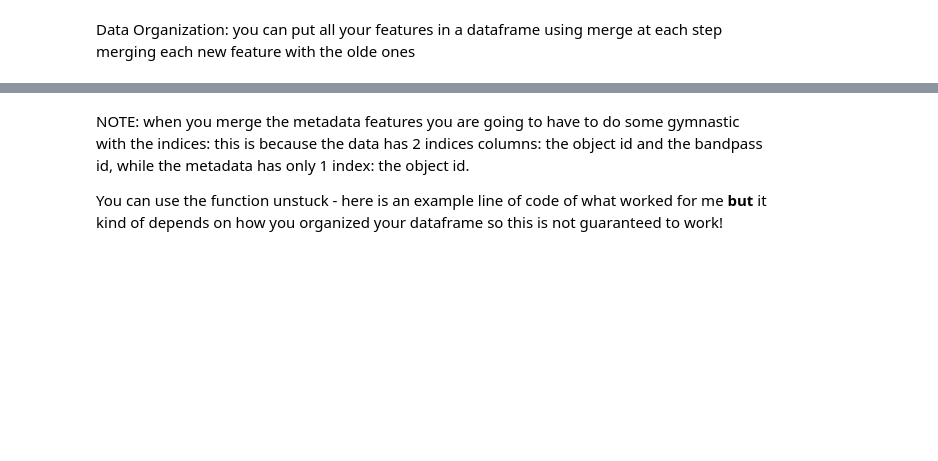
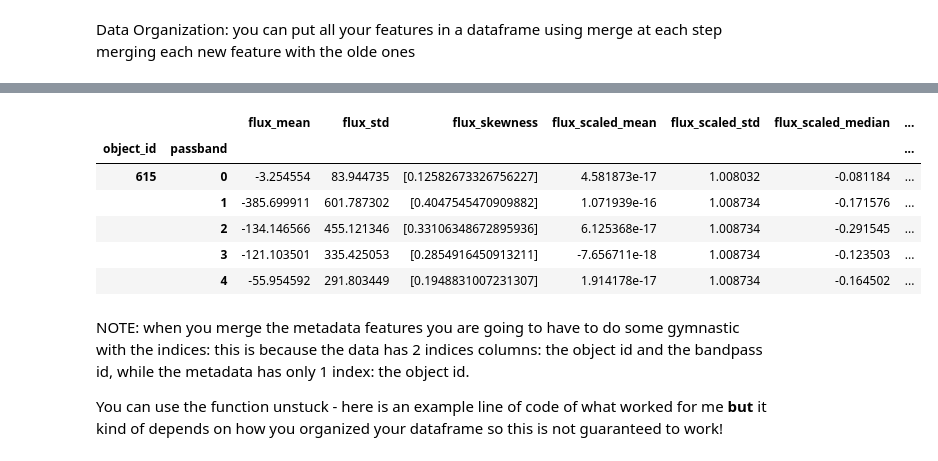
Before and after one commit to urvesh2012/MLTSA25_UBhagat, a Jupyter notebook: HW4/HW4_UrveshBhagat_PLAsTICC_GP_homework.ipynb, the cells around one changed output, grey strips where cells are left out. Saved outputs shown, nothing was run; the diff lists cells and outputs as text; code cells hidden in the pictures; blank space fills up the shorter version.

```diff
--- a/HW4/HW4_UrveshBhagat_PLAsTICC_GP_homework.ipynb
+++ b/HW4/HW4_UrveshBhagat_PLAsTICC_GP_homework.ipynb
@@ -326,3 +372,6 @@ You can do it use  the preprocessing.scale function and groupby, which group by
+# %%
+mean_norm = lcvs_scaled.groupby(['object_id', 'passband'])[['flux_scaled']].mean()
+std_norm = lcvs_scaled.groupby(['object_id', 'passband'])[['flux_scaled']].std()
 # %%
 print("Mean:", mean_norm)
 print("Standard Deviation:", std_norm)
@@ -328,0 +396,3 @@ print("Standard Deviation:", std_norm)
+# %%
+median= lcvs_scaled.groupby(["object_id", "passband"])[["flux_scaled"]].median()
+median
@@ -341,3 +476,28 @@ features.head()
+# %%
+Features = means.copy() # Start with a non-empty DataFrame containing 'object_id' and 'passband'
+Features = Features.rename(columns={"flux": "flux_mean"}) # Rename the column to avoid conflicts
+Features = pd.merge(Features, std, on=['object_id', 'passband'], how='outer')
+Features = Features.rename(columns={"flux": "flux_std"})
+Features = pd.merge(Features, skewness, on=['object_id', 'passband'], how='outer')
+Features = Features.rename(columns={"(flux": "flux_skewness"})
+Features = pd.merge(Features, mean_norm, on=['object_id', 'passband'], how='outer')
+Features = Features.rename(columns={"flux_scaled": "flux_scaled_mean"})
+Features = pd.merge(Features, std_norm, on=['object_id', 'passband'], how='outer')
+Features = Features.rename(columns={"flux_scaled": "flux_scaled_std"})
+Features = pd.merge(Features, median, on=['object_id', 'passband'], how='outer')
+Features = Features.rename(columns={"flux_scaled": "flux_scaled_median"})
+Features = pd.merge(Features, line_fit, on=['object_id', 'passband'], how='outer')
+Features = Features.rename(columns={Features.columns[4]: "flux_skewness"})
+Features = Features.groupby(['object_id', 'passband']).mean()
+Features.head()
+# %% [output]
+|  |  | flux_mean | flux_std | flux_skewness | flux_scaled_mean | flux_scaled_std | flux_scaled_median | ... |
+| object_id | passband |  |  |  |  |  |  | ... |
+| 615 | 0 | -3.254554 | 83.944735 | [0.12582673326756227] | 4.581873e-17 | 1.008032 | -0.081184 | ... |
+|  | 1 | -385.699911 | 601.787302 | [0.4047545470909882] | 1.071939e-16 | 1.008734 | -0.171576 | ... |
+|  | 2 | -134.146566 | 455.121346 | [0.33106348672895936] | 6.125368e-17 | 1.008734 | -0.291545 | ... |
+|  | 3 | -121.103501 | 335.425053 | [0.2854916450913211] | -7.656711e-18 | 1.008734 | -0.123503 | ... |
+|  | 4 | -55.954592 | 291.803449 | [0.1948831007231307] | 1.914178e-17 | 1.008734 | -0.164502 | ... |
 # %% [markdown]
 NOTE: when you merge the metadata features you are going to have to do some gymnastic with the indices: this is because the data has 2 indices columns: the object id and the bandpass id, while the metadata has only 1 index: the object id.
 
```
Also changed, not shown: parts of 13 cells of this notebook.
